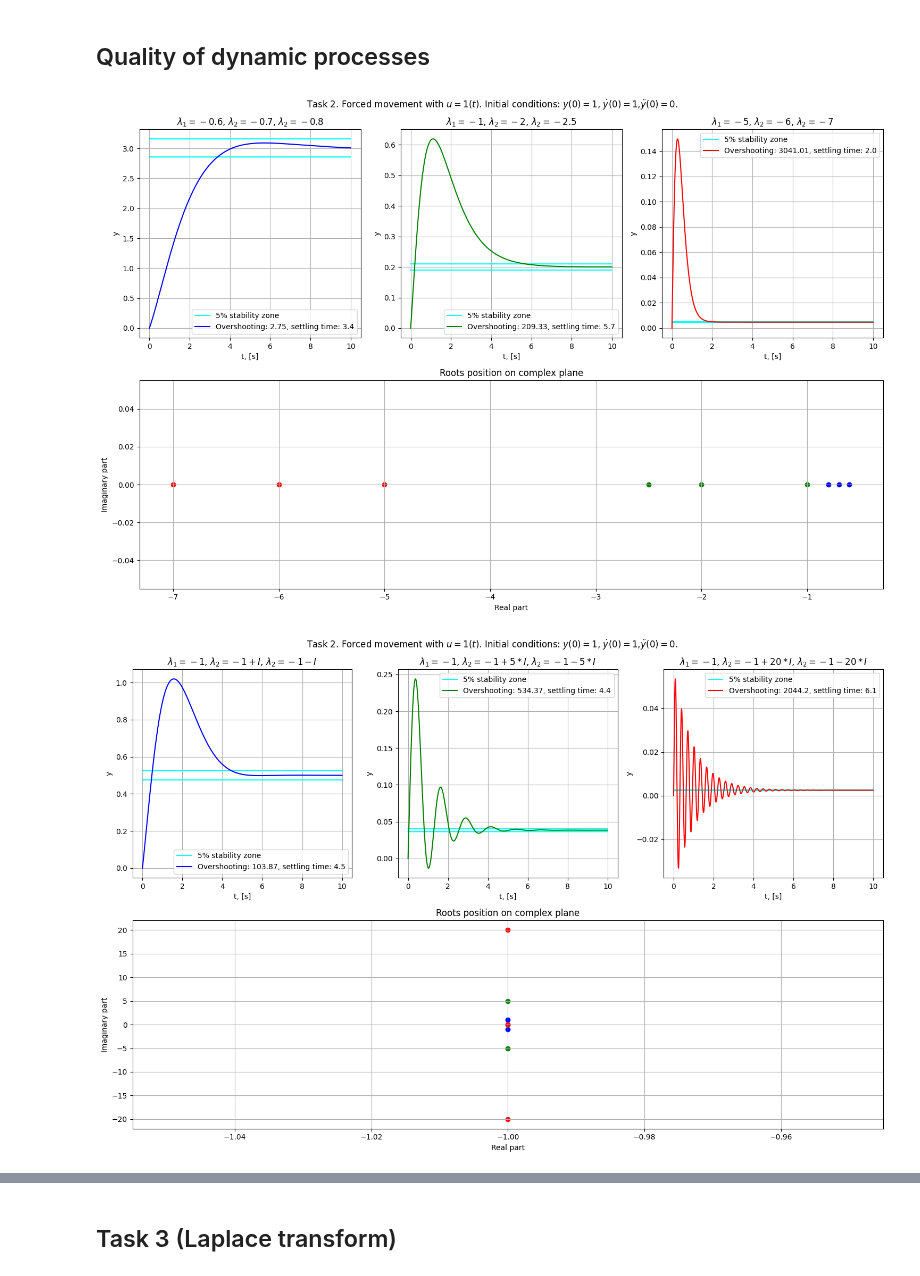
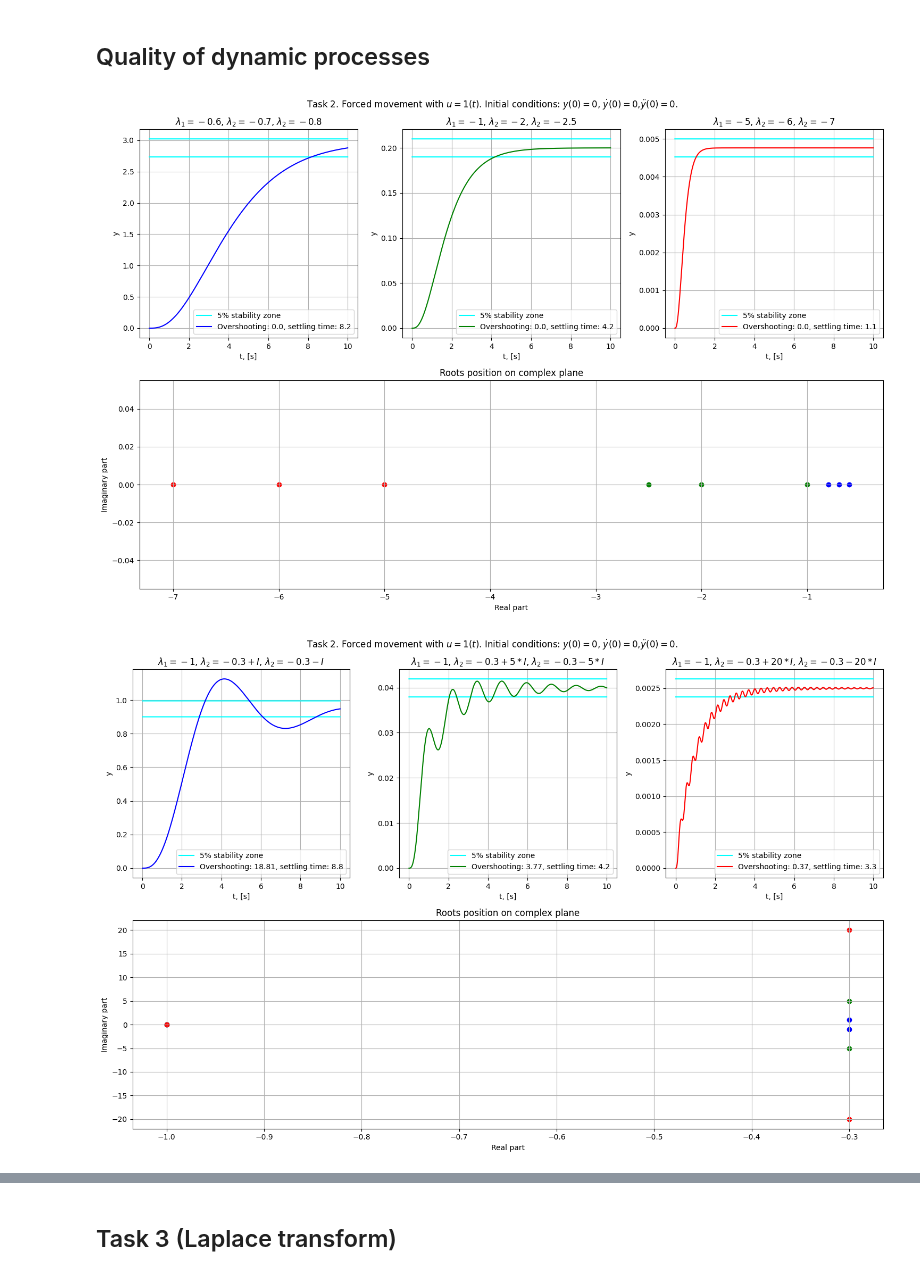
Before and after one commit to diuzhevVlad/control-theory-itmo-2023-2024, a Jupyter notebook: Lab3/Lab3.ipynb, the cells around one changed output, grey strips where cells are left out. Saved outputs shown, nothing was run; the diff lists cells and outputs as text; code cells hidden in the pictures.

```diff
--- a/Lab3/Lab3.ipynb
+++ b/Lab3/Lab3.ipynb
@@ -179,7 +179,7 @@ time_2_1 = np.linspace(0,modeling_time_2,int(modeling_time_2/dt))
 u_2_1 = np.ones_like(time_2_1)
 # %%
 fig, ax = plt.subplots(2, 3, figsize=(15, 10))
-fig.suptitle(f"Task 2. Forced movement with $u=1(t)$. Initial conditions: $y(0)=1$, $\dot y (0)=1$,$\ddot y (0)=0.$")
+fig.suptitle(f"Task 2. Forced movement with $u=1(t)$. Initial conditions: $y(0)=0$, $\dot y (0)=0$,$\ddot y (0)=0.$")
 ax[1,0].remove()
 ax[1,1].remove()
 ax[1,2].remove()
@@ -189,7 +189,7 @@ for i in range(len(roots_1)):
     den = list(map(float,sympy.Poly(((s-roots_1[i][0])*(s-roots_1[i][1])*(s-roots_1[i][2])),s).coeffs()))
     tf = ctrl.tf([1], den)
     ss, _ = ctrl.canonical_form(ctrl.tf2ss(tf), form="reachable")
-    y = ctrl.forced_response(ss, U=u_2_1, X0=[1,1,0], T=time_2_1).outputs
+    y = ctrl.forced_response(ss, U=u_2_1, X0=[0,0,0], T=time_2_1).outputs
 
     stable = y[-1]
     eps = 0.05 * abs(stable)
@@ -213,50 +213,50 @@ for i in range(len(roots_1)):
     axbig.grid(True)
 fig.tight_layout()
 # %% [output]
-[figure, old version]
+[figure, new version]
 # %%
 roots_2 = [
-    [-1, -1 + sympy.I, -1 - sympy.I],
-    [-1, -1 + 5 * sympy.I, -1 - 5 * sympy.I],
-    [-1, -1 + 20 * sympy.I, -1 - 20 * sympy.I],
+    [-1, -0.3 + sympy.I, -0.3 - sympy.I],
+    [-1, -0.3 + 5 * sympy.I, -0.3 - 5 * sympy.I],
+    [-1, -0.3 + 20 * sympy.I, -0.3 - 20 * sympy.I],
 ]
 # %%
 fig, ax = plt.subplots(2, 3, figsize=(15, 10))
-fig.suptitle(f"Task 2. Forced movement with $u=1(t)$. Initial conditions: $y(0)=1$, $\dot y (0)=1$,$\ddot y (0)=0.$")
+fig.suptitle(f"Task 2. Forced movement with $u=1(t)$. Initial conditions: $y(0)=0$, $\dot y (0)=0$,$\ddot y (0)=0.$")
 ax[1,0].remove()
 ax[1,1].remove()
 ax[1,2].remove()
 gs = ax[1, 0].get_gridspec()
 axbig = fig.add_subplot(gs[1, :])
 for i in range(len(roots_2)):
     den = list(map(float,sympy.Poly(((s-roots_2[i][0])*(s-roots_2[i][1])*(s-roots_2[i][2])),s).coeffs()))
     tf = ctrl.tf([1], den)
     ss, _ = ctrl.canonical_form(ctrl.tf2ss(tf), form="reachable")
-    y = ctrl.forced_response(ss, U=u_2_1, X0=[1,1,0], T=time_2_1).outputs
+    y = ctrl.forced_response(ss, U=u_2_1, X0=[0,0,0], T=time_2_1).outputs
 
     stable = y[-1]
     eps = 0.05 * abs(stable)
     overshooting = (np.max(np.abs(y)) - abs(stable))/abs(stable) * 100
     t = get_process_time(y,stable,eps,time_2_1)
 
     ax[0,i].plot(time_2_1,np.ones_like(time_2_1)*(stable-eps),c="cyan",label="5% stability zone")
     ax[0,i].plot(time_2_1,np.ones_like(time_2_1)*(stable+eps),c="cyan")
     ax[0,i].plot(time_2_1, y, color[i],label=f"Overshooting: {round(overshooting,2)}, settling time: {round(t,1)}")
     ax[0,i].set_ylabel("y")
     ax[0,i].set_xlabel("t, [s]")
     ax[0,i].grid(True)
     ax[0,i].set_title(f"$\lambda_1={roots_2[i][0]}$, $\lambda_2={roots_2[i][1]}$, $\lambda_2={roots_2[i][2]}$")
     ax[0,i].legend()
 
     axbig.set_title("Roots position on complex plane")
     axbig.scatter([sympy.re(roots_2[i][0]),sympy.re(roots_2[i][1]),sympy.re(roots_2[i][2])],
                     [sympy.im(roots_2[i][0]),sympy.im(roots_2[i][1]),sympy.im(roots_2[i][2])],c=color[i])
     axbig.set_ylabel("Imaginary part")
     axbig.set_xlabel("Real part")
     axbig.grid(True)
 fig.tight_layout()
 # %% [output]
-[figure, old version]
+[figure, new version]
 # %%
 roots_3 = [
     [-0.5, -0.5 + 1 * sympy.I, -0.5 - 1 * sympy.I],
```
Also changed, not shown: parts of 1 cell of this notebook, 10 other files.
